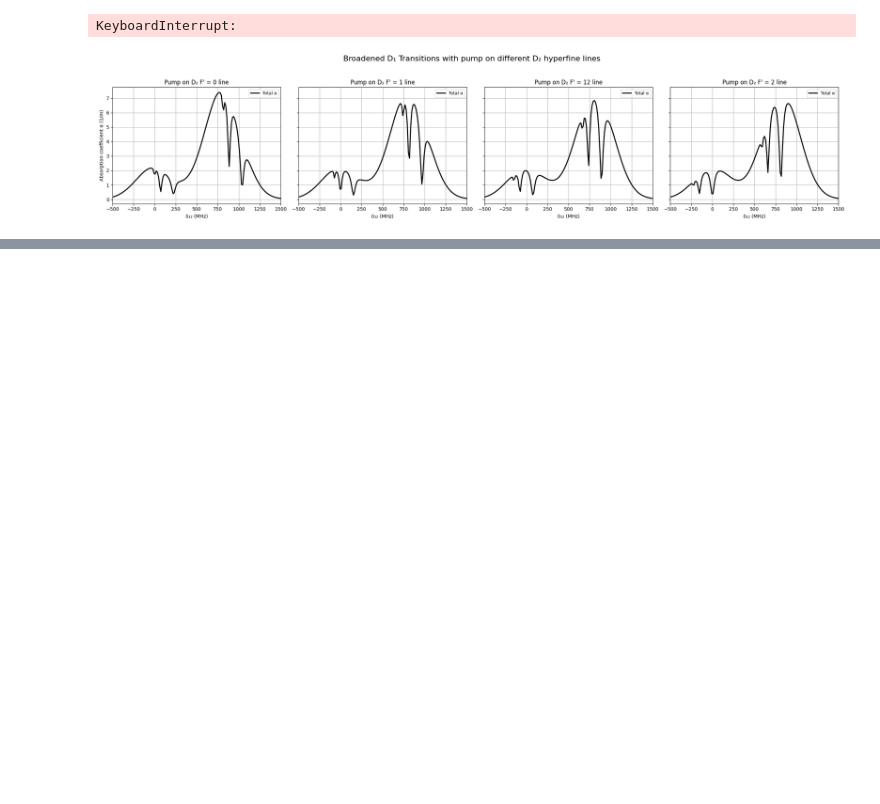
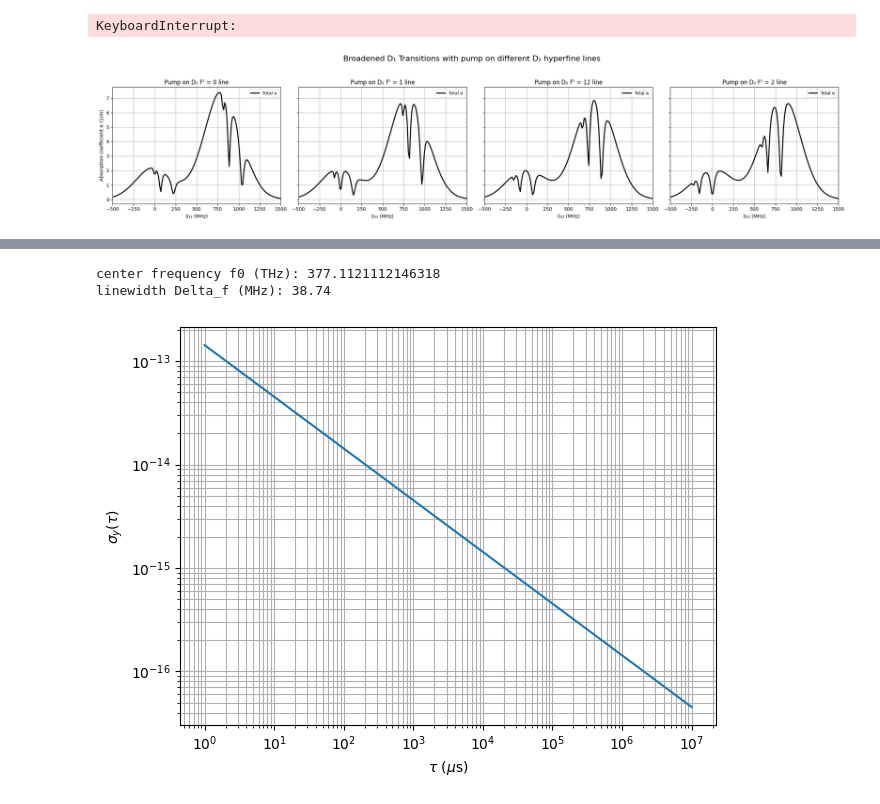
Before and after one commit to JonathanSugijanto/Bi-SAS-for-Optical-Clock, a Jupyter notebook: numeric.ipynb, the cells around one changed output, grey strips where cells are left out. Drawn from its saved outputs; the diff is of its cells as text; code cells hidden in the pictures; blank space fills up the shorter version.

```diff
--- a/numeric.ipynb
+++ b/numeric.ipynb
@@ -97,10 +97,6 @@ sigma_D23_0 = 3 * lambda_D23**2 / (2 * np.pi)
 # Rubidium-87 mass
 m_Rb87 = 86.909180527 * amu
 
-# Temperature and Doppler parameter
-T = 300.0  # K
-u = np.sqrt(2 * k_B * T / m_Rb87)
-
 # Rb vapor number density (low-pressure) (assumed)
 T = 273.15 + 30 # K
 if(T < 273.15 + 39.31): # is solid
@@ -111,6 +107,9 @@ P_Torr = 10**log10_P_Torr
 P_Pa = P_Torr * 133.322368  # Pa
 N = 0.2783 * P_Pa / (k_B * T)  # ideal gas law, m^-3
 print(f"Rb-87 vapor number density N = {N/1e16:.2f} x10^16 m^-3 at T = {T:.2f} K")
+
+# Temperature and Doppler parameter
+u = np.sqrt(2 * k_B * T / m_Rb87)
 
 # Saturation and pump intensities
 I_sat_D11 = h * f_D11 * Gamma_D1 / (2 * sigma_D11_0)
@@ -126,9 +125,12 @@ I_pu_D2 = I_sat_D21  # set equal I_sat_D20
 print(f"I_pu_D2 = {I_pu_D2/10:.2f} mW/cm^2 I_sat_D21 = {I_sat_D21/10:.2f} mW/cm^2")
 
 # beam waist diameter
-D = 2e-3  # 2 mm or 60 um
-Gamma_tr = 1.13 * u/D  # transit-time broadening
-print(f"Transit-time broadening Gamma_tr = {Gamma_tr/1e6:.2f} MHz")
+D_D1 = 0.8e-3  # 0.8 mm
+D_D2 = 1.5e-3  # 1.5 mm
+Gamma_tr_D1 = 1.13 * u/D_D1  # transit-time broadening
+Gamma_tr_D2 = 1.13 * u/D_D2  # transit-time broadening
+print(f"Transit-time broadening Gamma_tr_D1 = {Gamma_tr_D1/1e6:.2f} MHz")
+print(f"Transit-time broadening Gamma_tr_D2 = {Gamma_tr_D2/1e6:.2f} MHz")
 # %% [output]
 Rb-87 vapor number density N = 0.45 x10^16 m^-3 at T = 303.15 K
 I_pu_D1 = 0.24 mW/cm^2 I_sat_D11 = 0.24 mW/cm^2
@@ -1485,0 +1926,32 @@ Linewidth FWHM Γ ≈ 54.554 MHz
+# %%
+Delta_f =38.740
+f0=885.218+zero_f/1e6  # MHz
+T_m = 1/(2*np.pi*Delta_f)  # in microseconds
+L_cell = 0.075   # meters (75 mm)
+number = N * np.pi * (D/2)**2 * L_cell   # number of atoms in interaction volume
+print("center frequency f0 (THz):", f0/1e6)
+print("linewidth Delta_f (MHz):", Delta_f)
+
+def sigma_y(tau):
+    return (1/(2*np.pi*f0)) * np.sqrt(1/(2*number*T_m*tau))
+
+# sigma_y against tau graph in us
+# =======================
+# Tau range (microseconds)
+# =======================
+tau = np.logspace(0, 7, 200)  # 1 us to 1e7 us
+
+# =======================
+# Plot
+# =======================
+plt.figure()
+plt.loglog(tau, sigma_y(tau))
+plt.xlabel(r'$\tau$ ($\mu$s)')
+plt.ylabel(r'$\sigma_y(\tau)$')
+plt.grid(True, which='both')
+plt.tight_layout()
+plt.show()
+# %% [output]
+center frequency f0 (THz): 377.1121112146318
+linewidth Delta_f (MHz): 38.74
+[figure, added]
```
Also changed, not shown: parts of 10 cells of this notebook, 1 other file.
